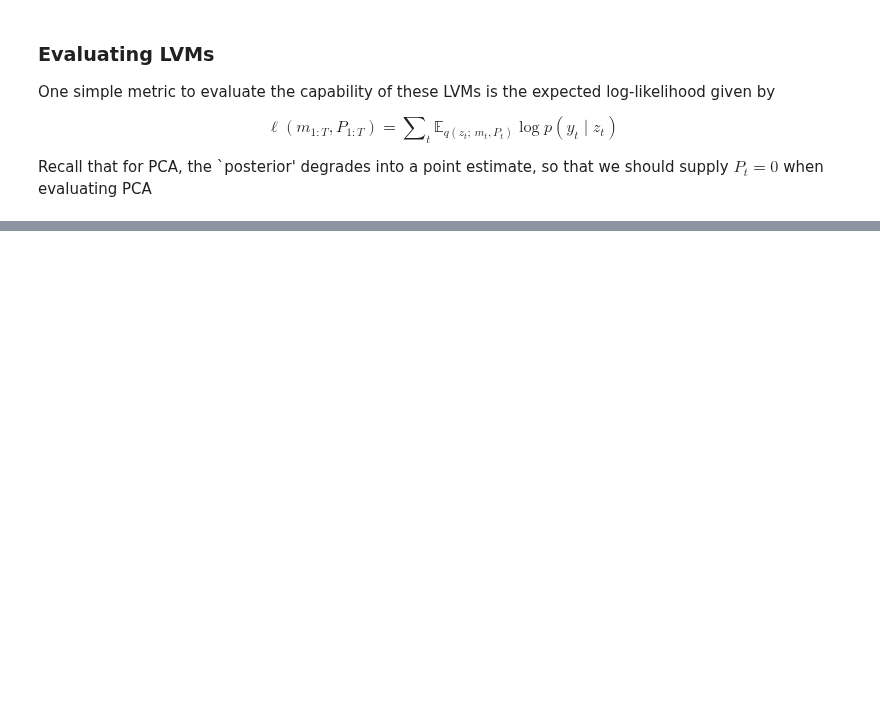
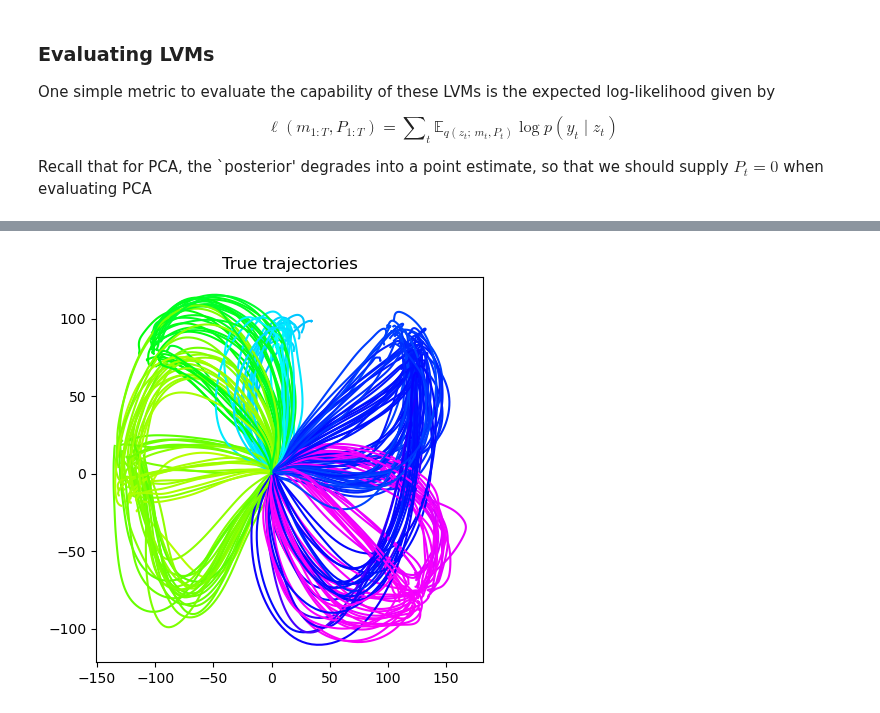
Before and after one commit to catniplab/latent_dynamics_workshop, a Jupyter notebook: 01_latent_neural_states.ipynb, the cells around one changed output, grey strips where cells are left out. Drawn from its saved outputs; the diff is of its cells as text; code cells hidden in the pictures; blank space fills up the shorter version.

```diff
--- a/01_latent_neural_states.ipynb
+++ b/01_latent_neural_states.ipynb
@@ -337,0 +333,11 @@ plt.show()
+# %%
+fig, axs = plt.subplots(1, 1, figsize=(5, 5))
+
+for i in range(nTrial - 1):
+    reach_angle = np.arctan2(*np.asarray(m5['pos-train'][i, -1]))
+    line_color = plt.cm.hsv(reach_angle / (2 * np.pi) + 0.5)
+    axs.plot(np.asarray(m5['pos-train'])[i,:,0],np.asarray(m5['pos-train'])[i,:,1], color=line_color)
+axs.set_title(f'True trajectories')
+plt.show()
+# %% [output]
+[figure, added]
```
Also changed, not shown: parts of 23 cells of this notebook, 2 other files.
